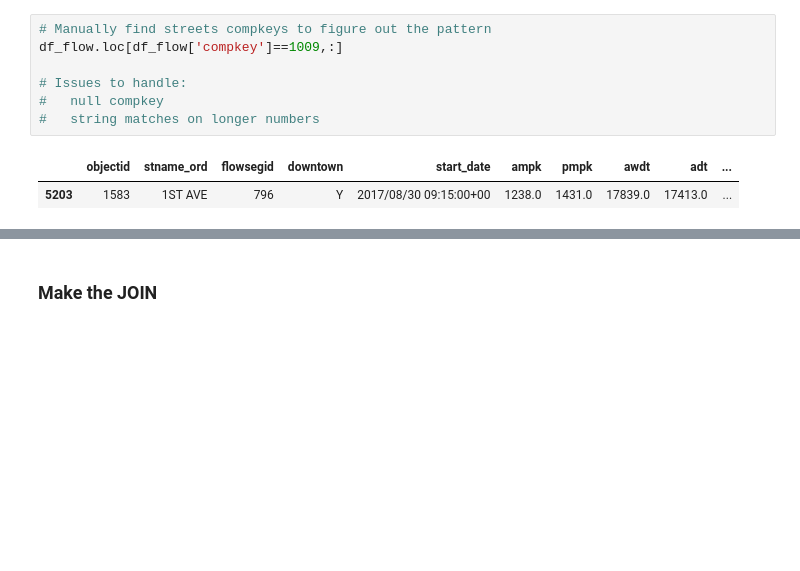
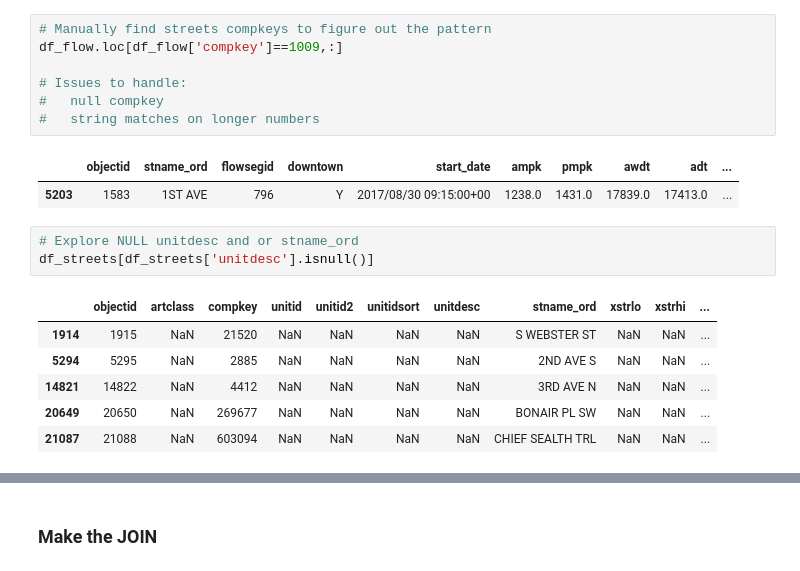
Before and after one commit to DataCircles/traffic_collisions_viz_team, a Jupyter notebook: notebooks/MH-Master Notebook.ipynb, the cells around one changed output, grey strips where cells are left out. Cells and saved outputs as stored; diff of their text form; blank space fills up the shorter version.

```diff
--- a/notebooks/MH-Master Notebook.ipynb
+++ b/notebooks/MH-Master Notebook.ipynb
@@ -908,3 +914,13 @@ df_flow.loc[df_flow['compkey']==1009,:]
 # %% [output]
 |  | objectid | stname_ord | flowsegid | downtown | start_date | ampk | pmpk | awdt | adt | ... |
 | 5203 | 1583 | 1ST AVE | 796 | Y | 2017/08/30 09:15:00+00 | 1238.0 | 1431.0 | 17839.0 | 17413.0 | ... |
+# %%
+# Explore NULL unitdesc and or stname_ord
+df_streets[df_streets['unitdesc'].isnull()]
+# %% [output]
+|  | objectid | artclass | compkey | unitid | unitid2 | unitidsort | unitdesc | stname_ord | xstrlo | xstrhi | ... |
+| 1914 | 1915 | NaN | 21520 | NaN | NaN | NaN | NaN | S WEBSTER ST | NaN | NaN | ... |
+| 5294 | 5295 | NaN | 2885 | NaN | NaN | NaN | NaN | 2ND AVE S | NaN | NaN | ... |
+| 14821 | 14822 | NaN | 4412 | NaN | NaN | NaN | NaN | 3RD AVE N | NaN | NaN | ... |
+| 20649 | 20650 | NaN | 269677 | NaN | NaN | NaN | NaN | BONAIR PL SW | NaN | NaN | ... |
+| 21087 | 21088 | NaN | 603094 | NaN | NaN | NaN | NaN | CHIEF SEALTH TRL | NaN | NaN | ... |
```
Also changed, not shown: parts of 18 cells of this notebook.
